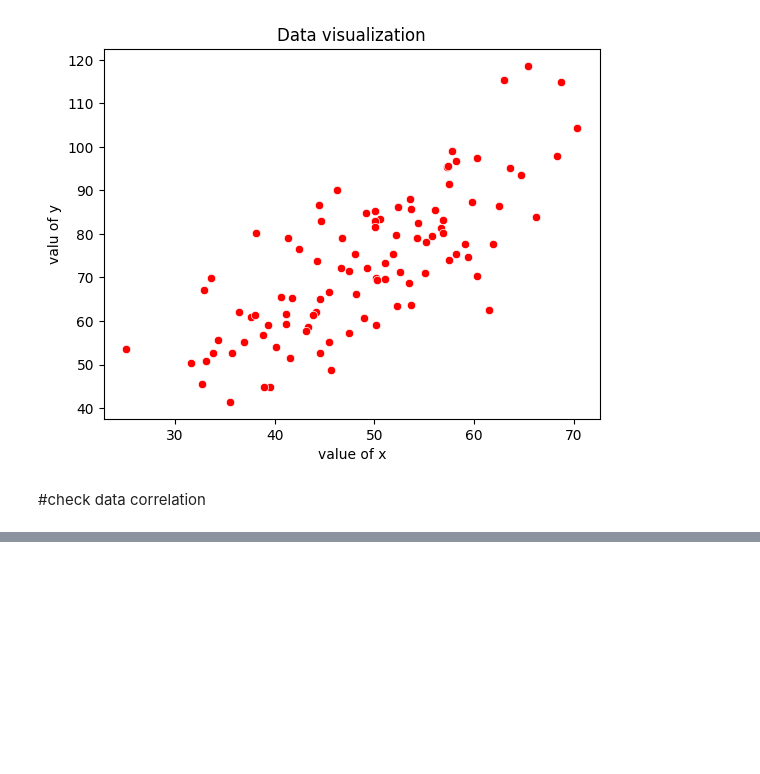
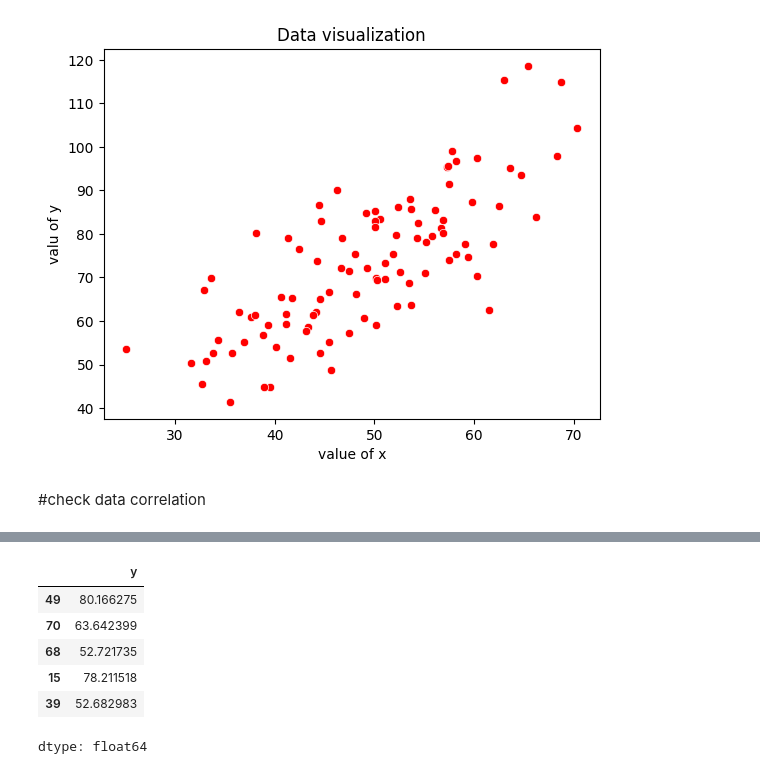
Before and after one commit to arzuantor/Linear-Regression, a Jupyter notebook: leaner_rigression_.ipynb, the cells around one changed output, grey strips where cells are left out. Saved outputs shown, nothing was run; the diff lists cells and outputs as text; code cells hidden in the pictures; blank space fills up the shorter version.

```diff
--- a/leaner_rigression_.ipynb
+++ b/leaner_rigression_.ipynb
@@ -61,0 +103,10 @@ plt.show()
+# %%
+ytrain.head()
+# %% [output]
+|  | y |
+| 49 | 80.166275 |
+| 70 | 63.642399 |
+| 68 | 52.721735 |
+| 15 | 78.211518 |
+| 39 | 52.682983 |
+dtype: float64
```
Also changed, not shown: parts of 9 cells of this notebook.
